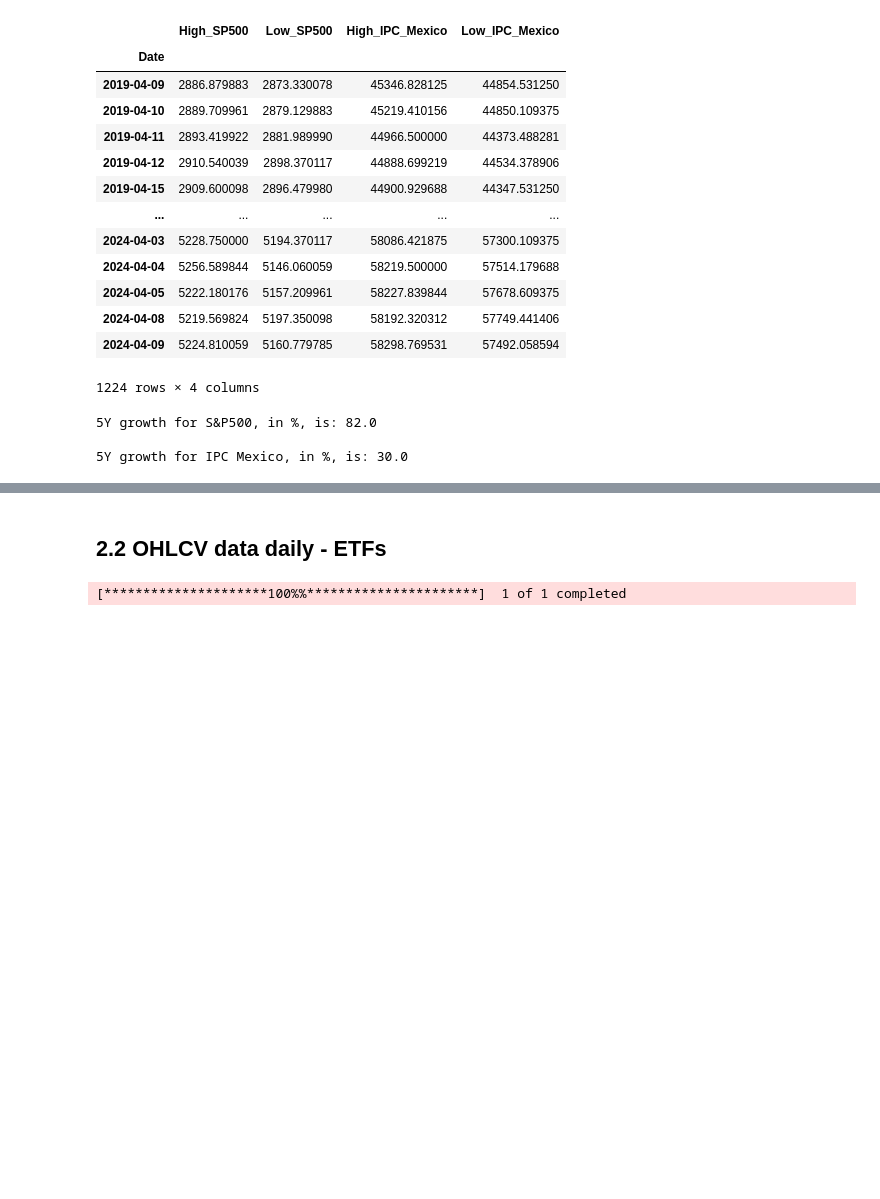
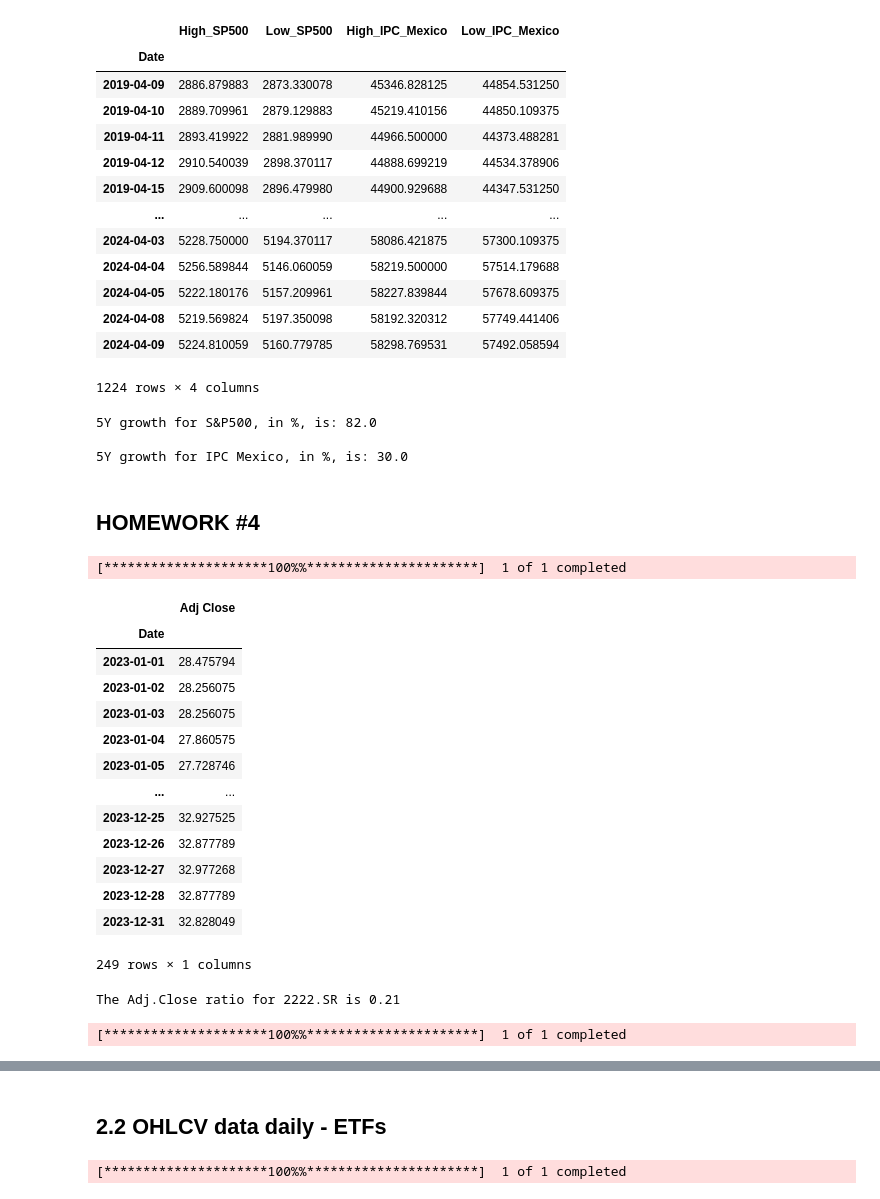
Before and after one commit to SciPy-data-scientist/DataTalks---Course-Materials-for-Analytics-in-Stock-Markets-Zoomcamp, a Jupyter notebook: homework_1.ipynb, the cells around one changed output, grey strips where cells are left out. Drawn from its saved outputs; the diff is of its cells as text; code cells hidden in the pictures; blank space fills up the shorter version.

```diff
--- a/homework_1.ipynb
+++ b/homework_1.ipynb
@@ -619,3 +510,47 @@ print("5Y growth for IPC Mexico, in %, is:", IPC_Mexico_5Y_growth, "\n")
 5Y growth for S&P500, in %, is: 82.0
 
 5Y growth for IPC Mexico, in %, is: 30.0
+# %% [markdown]
+## HOMEWORK #4
+# %%
+# 2222.SR - Saudi Arabian Oil Company. Currency in SAR
+# WEB: https://finance.yahoo.com/quote/2222.SR/
+SR2222 = yf.download(tickers = "2222.SR",
+                     period = "max",
+                     interval = "1d")
+# %% [output]
+[*********************100%%**********************]  1 of 1 completed
+# %%
+SR2222_Adj_Close = SR2222[["Adj Close"]][(SR2222.index >= '2023-01-01') & (SR2222.index <= '2023-12-31')]
+SR2222_Adj_Close
+# %% [output]
+|  | Adj Close |
+| Date |  |
+| 2023-01-01 | 28.475794 |
+| 2023-01-02 | 28.256075 |
+| 2023-01-03 | 28.256075 |
+| 2023-01-04 | 27.860575 |
+| 2023-01-05 | 27.728746 |
+| ... | ... |
+| 2023-12-25 | 32.927525 |
+| 2023-12-26 | 32.877789 |
+| 2023-12-27 | 32.977268 |
+| 2023-12-28 | 32.877789 |
+| 2023-12-31 | 32.828049 |
+249 rows × 1 columns
+# %%
+SR2222_Adj_Close_min = SR2222_Adj_Close["Adj Close"].min()
+SR2222_Adj_Close_max = SR2222_Adj_Close["Adj Close"].max()
+
+Ratio_SR2222_Adj_Close = ((SR2222_Adj_Close_max - SR2222_Adj_Close_min) / SR2222_Adj_Close_max).round(2)
+print("The Adj.Close ratio for 2222.SR is", Ratio_SR2222_Adj_Close)
+# %% [output]
+The Adj.Close ratio for 2222.SR is 0.21
+# %%
+# BRK-B - Berkshire Hathaway Inc. Currency in USD
+# WEB: https://finance.yahoo.com/quote/BRK-B/
+BRKB = yf.download(tickers = "BRK-B",
+                     period = "max",
+                     interval = "1d")
+# %% [output]
+[*********************100%%**********************]  1 of 1 completed
```
Also changed, not shown: parts of 41 cells of this notebook.
